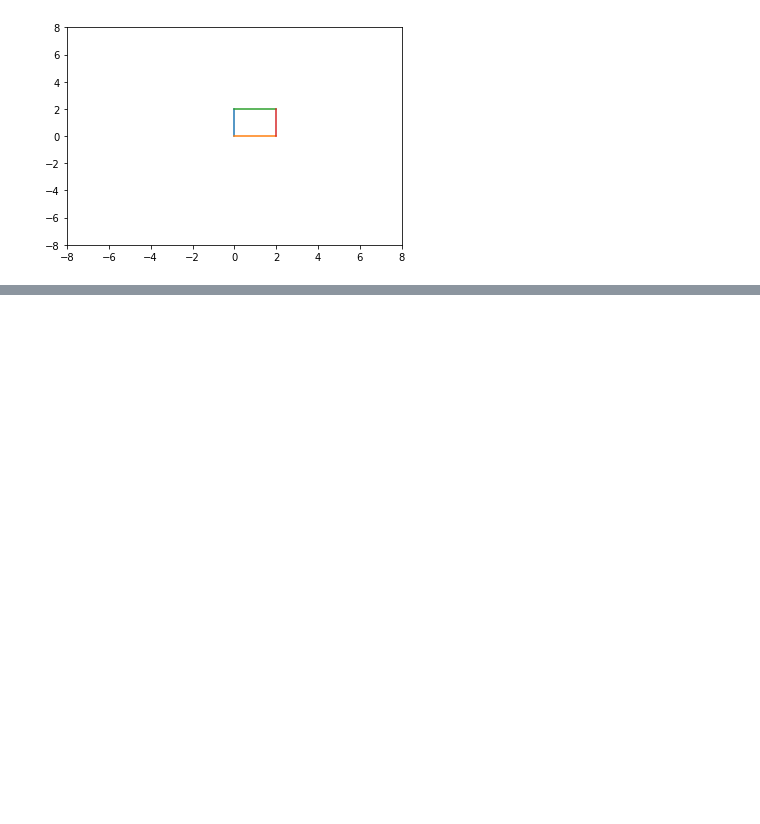
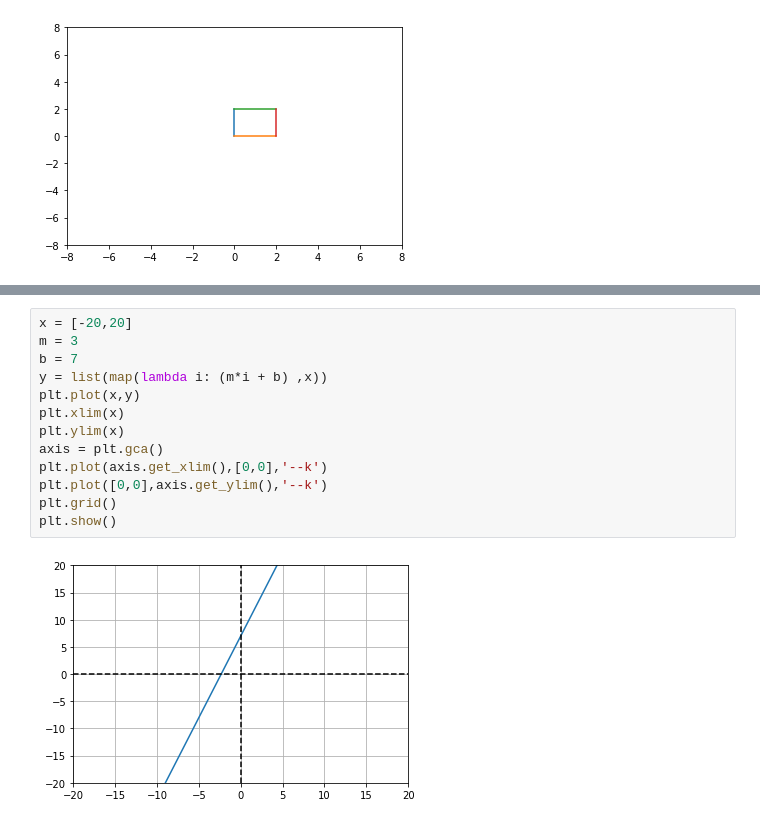
Before and after one commit to nicolasmarino99/learning-maths-with-python, a Jupyter notebook: Chap Graphing and visualization/Graphing.ipynb, the cells around one changed output, grey strips where cells are left out. Saved outputs shown, nothing was run; the diff lists cells and outputs as text; blank space fills up the shorter version.

```diff
--- a/Chap Graphing and visualization/Graphing.ipynb
+++ b/Chap Graphing and visualization/Graphing.ipynb
@@ -44,0 +53,15 @@ plt.show()
+# %%
+x = [-20,20]
+m = 3
+b = 7
+y = list(map(lambda i: (m*i + b) ,x))
+plt.plot(x,y)
+plt.xlim(x)
+plt.ylim(x)
+axis = plt.gca()
+plt.plot(axis.get_xlim(),[0,0],'--k')
+plt.plot([0,0],axis.get_ylim(),'--k')
+plt.grid()
+plt.show()
+# %% [output]
+[figure, added]
```
Also changed, not shown: parts of 7 cells of this notebook.
